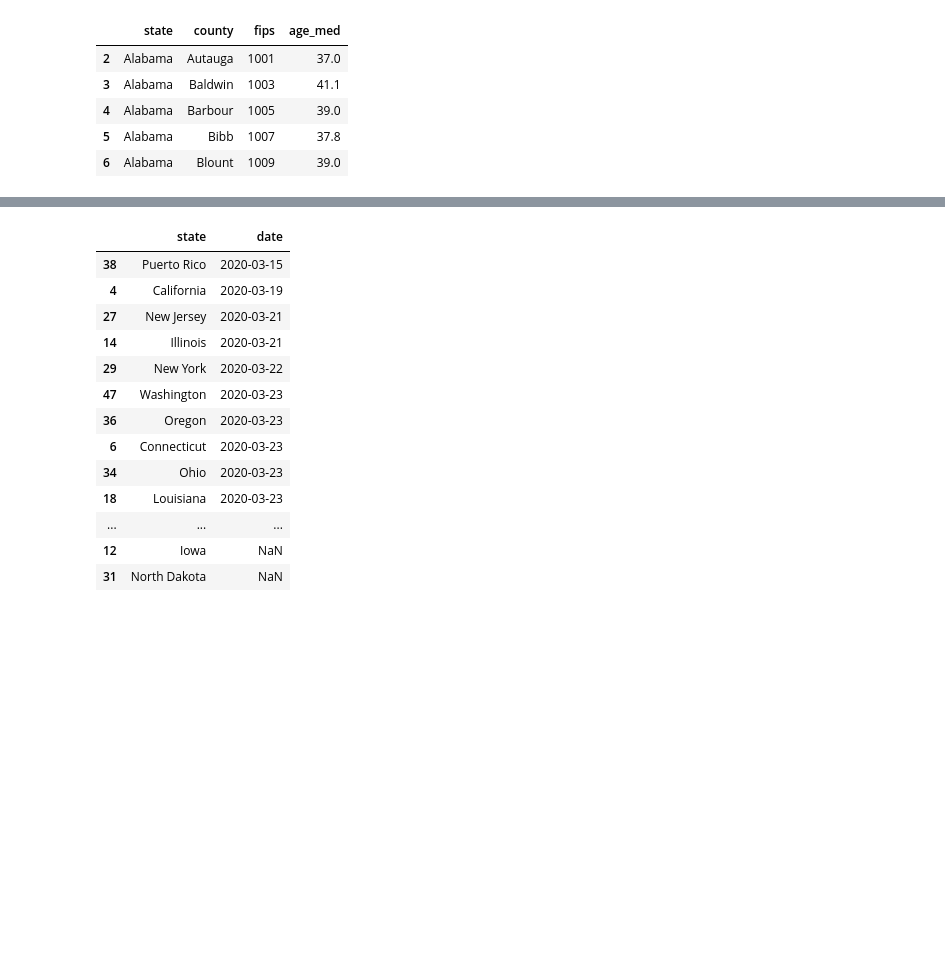
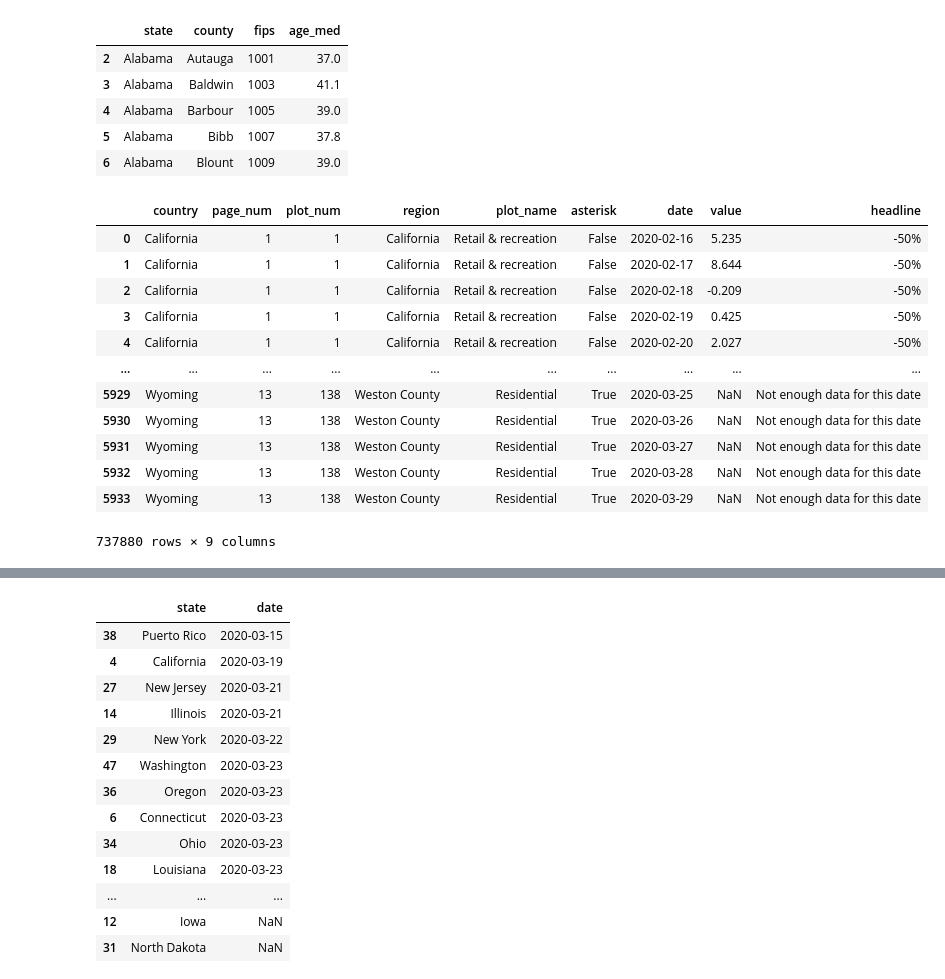
Before and after one commit to jwhendy/covid19, a Jupyter notebook: data_processing.ipynb, the cells around one changed output, grey strips where cells are left out. Drawn from its saved outputs; the diff is of its cells as text; code cells hidden in the pictures; blank space fills up the shorter version.

Commit message:
redo of mobility data using mobius.py full option; added errata files to track mismatched ts vs. agg data

```diff
--- a/data_processing.ipynb
+++ b/data_processing.ipynb
@@ -95,22 +95,39 @@ df.head()
 # %%
 ### pulls all mobility data from google
 # - google: https://www.google.com/covid19/mobility/
 # - quasi api used below: https://github.com/datasciencecampus/mobility-report-data-extractor
 import datetime
 import pandas as pd
 import os
 import re
 import subprocess
 import time
 
 #data_date = '2020-04-05'
-#data_date = '2020-03-29'
+data_date = '2020-03-29'
 seg_list = [x for _ in range(2)
             for x in ['Retail & recreation', 'Grocery & pharmacy', 'Parks',
                       'Transit stations', 'Workplace', 'Residential']]
 path = '/home/jwhendy/vault/personal/covid19/'
 dir_mob = 'mobility-report-data-extractor'
 ### run to re-download and process reports
-subprocess.call(['./lib/mobility-script.sh'])
+#subprocess.call(['./lib/mobility-script.sh'])
 areas = [d for d in os.listdir(os.path.join(path, dir_mob, 'output'))
-         if d.startswith('US') and data_date in d]
+         if d.startswith('US') and d.endswith('.csv') and data_date in d]
+df_ts = pd.concat(pd.read_csv(os.path.join(path, dir_mob, 'output', area))
+                  for area in areas)
+df_ts
+# %% [output]
+|  | country | page_num | plot_num | region | plot_name | asterisk | date | value | headline |
+| 0 | California | 1 | 1 | California | Retail & recreation | False | 2020-02-16 | 5.235 | -50% |
+| 1 | California | 1 | 1 | California | Retail & recreation | False | 2020-02-17 | 8.644 | -50% |
+| 2 | California | 1 | 1 | California | Retail & recreation | False | 2020-02-18 | -0.209 | -50% |
+| 3 | California | 1 | 1 | California | Retail & recreation | False | 2020-02-19 | 0.425 | -50% |
+| 4 | California | 1 | 1 | California | Retail & recreation | False | 2020-02-20 | 2.027 | -50% |
+| ... | ... | ... | ... | ... | ... | ... | ... | ... | ... |
+| 5929 | Wyoming | 13 | 138 | Weston County | Residential | True | 2020-03-25 | NaN | Not enough data for this date |
+| 5930 | Wyoming | 13 | 138 | Weston County | Residential | True | 2020-03-26 | NaN | Not enough data for this date |
+| 5931 | Wyoming | 13 | 138 | Weston County | Residential | True | 2020-03-27 | NaN | Not enough data for this date |
+| 5932 | Wyoming | 13 | 138 | Weston County | Residential | True | 2020-03-28 | NaN | Not enough data for this date |
+| 5933 | Wyoming | 13 | 138 | Weston County | Residential | True | 2020-03-29 | NaN | Not enough data for this date |
+737880 rows × 9 columns
```
Also changed, not shown: parts of 11 cells of this notebook, 8 other files.
